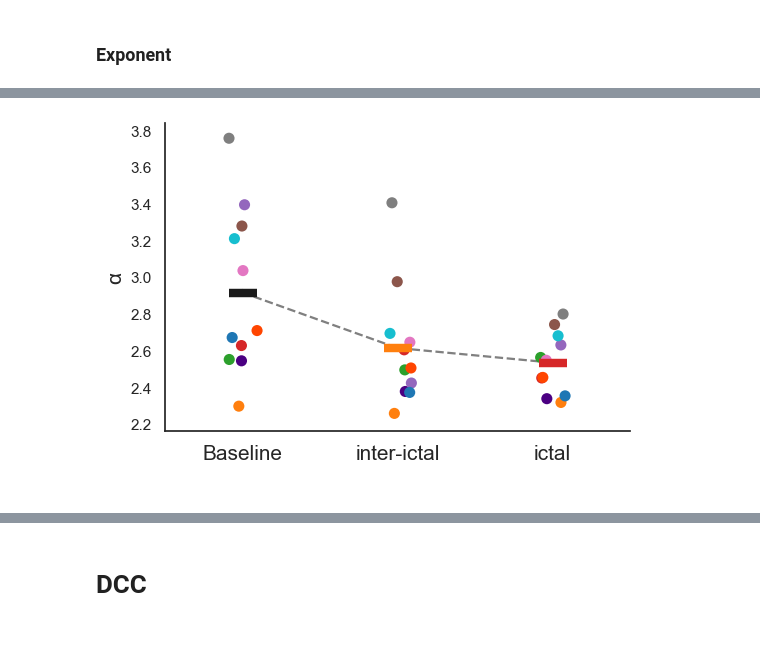
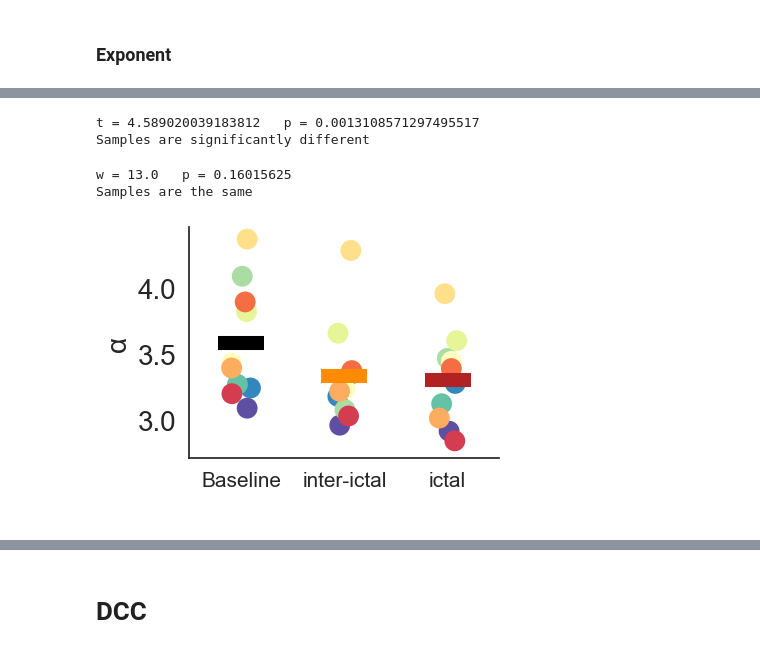
Before and after one commit to dafishcode/criticality, a Jupyter notebook: avfig3.ipynb, the cells around one changed output, grey strips where cells are left out. Drawn from its saved outputs; the diff is of its cells as text; code cells hidden in the pictures.

```diff
--- a/avfig3.ipynb
+++ b/avfig3.ipynb
@@ -216,25 +653,78 @@ sizexdf = pd.DataFrame({"Exponent":exp , "Labels":  np.append(adfn.repeat_list('
+# %%
+#BLN - PTZ20
+alpha = 0.05/3
+
+t, p = stats.ttest_rel(bln_size['Exponent'], p20_size['Exponent'])
+print('t = ' + str(t) +  '   p = ' + str(p))
+if p > alpha:
+    print('Samples are the same')
+else:
+    print('Samples are significantly different')
+# %% [output]
+t = 4.589020039183812   p = 0.0013108571297495517
+Samples are significantly different
+# %%
+from scipy.stats import wilcoxon
+alpha = 0.05/3
+
+w, p = wilcoxon(p5_size['Exponent'], p20_size['Exponent'], mode='auto')
+print('w = ' + str(w) +  '   p = ' + str(p))
+if p > alpha:
+    print('Samples are the same')
+else:
+    print('Samples are significantly different')
+# %% [output]
+w = 13.0   p = 0.16015625
+Samples are the same
+# %%
+#SIZE - KS
+exp = np.zeros((30))
+
+bln_exp = np.append(np.load(blnavlist[0])[:,1][0],np.load(blnavlist[0])[:,1][2:])
+p5_exp = np.append(np.load(p5avlist[0])[:,1][0],np.load(p5avlist[0])[:,1][2:])
+p20_exp = np.append(np.load(p20avlist[0])[:,1][0],np.load(p20avlist[0])[:,1][2:])
+
+
+avlist = [bln_exp, p5_exp, p20_exp]
+fli = list(range(10))
+flist=[]
+for i in range(10):
+    fli[i] = 'F' + str(i+2)
+for e in range(3):
+    flist = np.append(flist, fli)
+
+durexdf = {}
+count=0
+for i in range(len(avlist)):
+    for y in range(10):
+        exp[count] = avlist[i][y]
+        count+=1
+durexdf = pd.DataFrame({"Exponent":exp , "Labels":  np.append(adfn.repeat_list('Baseline',10),np.append(adfn.repeat_list('PTZ 5mM',10),adfn.repeat_list('PTZ 20mM',10))), "Fish":flist})
 # %%
 from matplotlib.collections import PathCollection
+from matplotlib import cm
 sns.set(style="white")
-colors1 = ['indigo', '#ff7f0e', '#2ca02c', '#d62728', '#9467bd', '#8c564b', '#e377c2', '#7f7f7f', 'orangered', '#17becf', '#1f77b4']
-colors2 = ['k','#ff7f0e','#d62728']
-fig, ax = plt.subplots(figsize = (6,4))
-ax = sns.pointplot(x="Labels", y="Exponent", data = sizexdf, hue = 'Labels', palette = colors2, join=True, ci=0, scale=3, markers = '_')
+
+colors1  = cm.Spectral_r(np.linspace(0,1,11))
+colors2 = ['black','darkorange','firebrick']
+fig, ax = plt.subplots(figsize = (4,3))
+ax = sns.pointplot(x="Labels", y="Exponent", data = durexdf, hue = 'Labels', palette = colors2, join=True, ci=0, scale=5, markers = '_')
 for artist in ax.lines:
     artist.set_zorder(10)
 for artist in ax.findobj(PathCollection):
     artist.set_zorder(11)
-ax = sns.pointplot(x="Labels", y="Exponent", data=sizexdf, color = 'grey', linestyles = ["--"], ci = 0, scale=0.6)
-ax = sns.stripplot(x="Labels", y="Exponent", data=sizexdf, hue = 'Fish', palette = colors1, size = 8, jitter = True ,alpha = 1)
+#ax = sns.pointplot(x="Labels", y="Exponent", data=durexdf, color = 'grey', linestyles = ["--"], ci = 0, scale=0.6)
+ax = sns.stripplot(x="Labels", y="Exponent", data=durexdf, hue = 'Fish', palette = colors1, size = 15, jitter = True ,alpha = 1)
 
 points = ax.collections
 ax.spines['top'].set_visible(False)
 ax.spines['right'].set_visible(False)
 ax.set_xlabel(' ', size = '13')
-ax.set_ylabel('α', size = '15')
+ax.set_ylabel('α', size = '20')
+plt.yticks(size = 20)
 ax.set_xticklabels(['Baseline', 'inter-ictal', 'ictal'], size = 15)
 ax.legend_.remove()
-plt.savefig('exp_size_ptz.svg', transparent = True)
+plt.savefig(Ffig + 'exp_dur_ptz.svg', transparent = True)
 plt.show()
 # %% [output]
-[figure, old version]
+[figure, new version]
```
Also changed, not shown: parts of 109 cells of this notebook, 8 other files.
